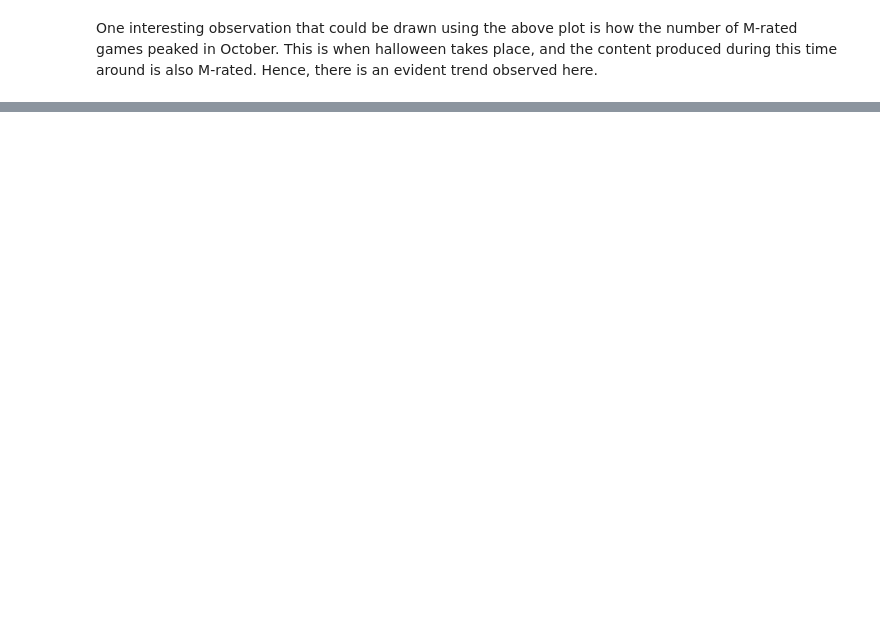
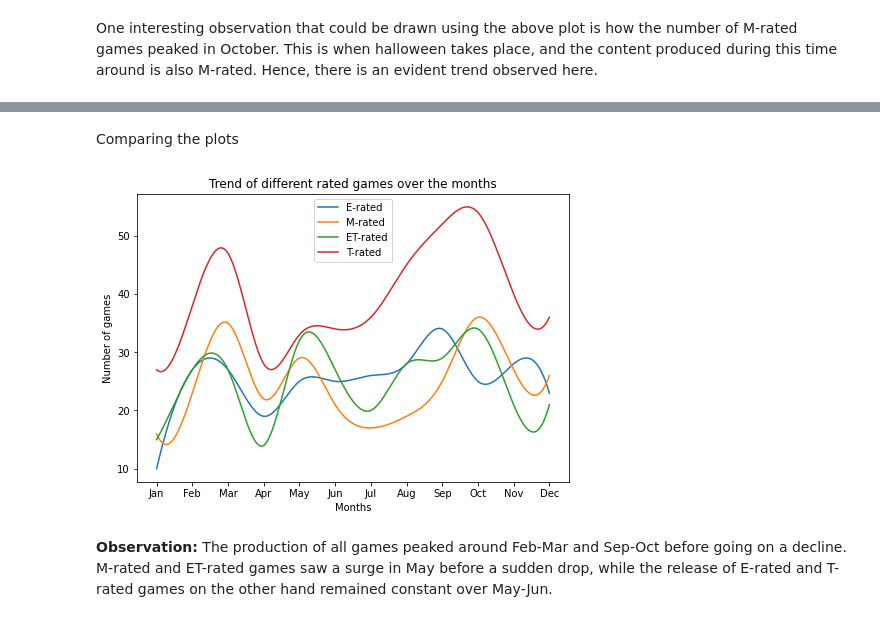
Before and after one commit to harris-ahmad/CS334-EDA, a Jupyter notebook: EDA.ipynb, the cells around one changed output, grey strips where cells are left out. Saved outputs shown, nothing was run; the diff lists cells and outputs as text; code cells hidden in the pictures; blank space fills up the shorter version.

```diff
--- a/EDA.ipynb
+++ b/EDA.ipynb
@@ -354,0 +354,36 @@ plt.show()
+# %% [markdown]
+Comparing the plots
+# %%
+fig = plt.figure()
+ax = fig.add_axes([0,0,1,1])
+labels_index = np.array(range(1,13))
+
+X_ = np.linspace(np.min(labels_index), np.max(labels_index), 500)
+
+cubic_interpolation_model = interp1d(labels_index, np.array(list(esrb_E.values())), kind = "cubic")
+Y_= cubic_interpolation_model(X_)
+ax.plot(X_, Y_)
+
+cubic_interpolation_model = interp1d(labels_index, np.array(list(esrb_M.values())), kind = "cubic")
+Y_= cubic_interpolation_model(X_)
+ax.plot(X_, Y_)
+
+cubic_interpolation_model = interp1d(labels_index, np.array(list(esrb_ET.values())), kind = "cubic")
+Y_= cubic_interpolation_model(X_)
+ax.plot(X_, Y_)
+
+cubic_interpolation_model = interp1d(labels_index, np.array(list(esrb_T.values())), kind = "cubic")
+Y_= cubic_interpolation_model(X_)
+ax.plot(X_, Y_)
+
+plt.xticks(np.arange(1, 13, 1.0))
+ax.set_xticklabels(list(month_map.values()))
+plt.title('Trend of different rated games over the months')
+plt.xlabel('Months')
+plt.ylabel('Number of games')
+plt.legend(['E-rated','M-rated','ET-rated','T-rated'])
+plt.show()
+# %% [output]
+[figure, added]
+# %% [markdown]
+**Observation:** The production of all games peaked around Feb-Mar and Sep-Oct before going on a decline. M-rated and ET-rated games saw a surge in May before a sudden drop, while the release of E-rated and T-rated games on the other hand remained constant over May-Jun.
```
Also changed, not shown: parts of 9 cells of this notebook.
